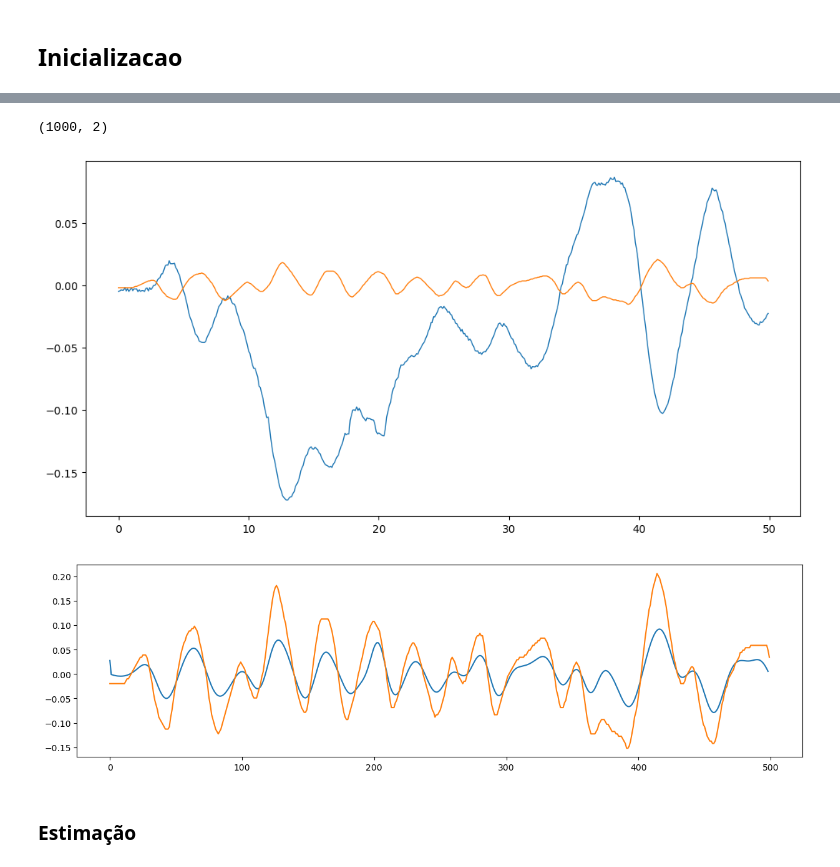
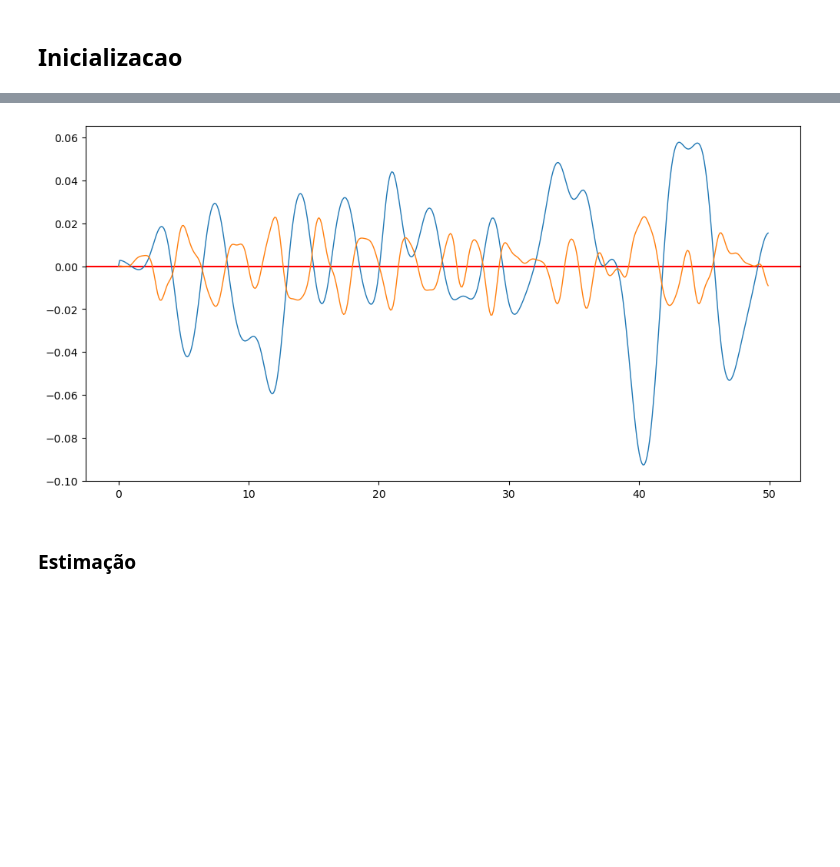
Before and after one commit to JonhLucas/NARX_MISO, a Jupyter notebook: ballAndBeam.ipynb, the cells around one changed output, grey strips where cells are left out. Saved outputs shown, nothing was run; the diff lists cells and outputs as text; code cells hidden in the pictures; blank space fills up the shorter version.

```diff
--- a/ballAndBeam.ipynb
+++ b/ballAndBeam.ipynb
@@ -48,53 +82,25 @@ def integrate(p, ts=0.1):
-# %%
-ballbeam  = np.loadtxt('data/ballbeam.dat')
-print(ballbeam.shape)
-part = 500#ballbeam.shape[0] // 2#700
-
-u = ballbeam[:part, 0].reshape((1,-1))
-y = ballbeam[:part, 1].reshape((1,-1))
-
-wn = 0.1
-b1, a1 = signal.butter(4, wn, 'low')
-
-filtered = signal.filtfilt(b1, a1, y, padlen=100)
-
-dy = np.zeros(filtered.shape)
-dy[:, 1:] = (filtered[0, 1:] - filtered[0, :-1]) / 0.1
-
-t = np.arange(0, part/10, 0.1)
-
-fig=px.line(x=t, y=y[0].T, height=400, width=1300)
-fig.add_scatter(x=t, y=filtered[0].T ,mode='lines')
-fig.show()
-
-wn = 0.2
-b1, a1 = signal.butter(4, wn, 'low')
-ufiltered = signal.filtfilt(b1, a1, u, padlen=100)
-ufiltered[0, :15] = 0
-U = integrate(ufiltered.T).T
-
-fig=px.line(x=t, y=u[0].T, height=400, width=1300)
-fig.add_scatter(x=t, y=ufiltered[0].T, mode='lines')
-fig.add_scatter(x=t, y=U[0].T, mode='lines')
-fig.show()
-# %% [output]
-(1000, 2)
-# %%
-plt.figure(figsize=(12, 6))
-plt.plot(t, y[0].T, linewidth=1.0)
-plt.plot(t, u.T, linewidth=1.0)
-plt.savefig('figure/BallBeam.png')
-plt.show()
-# %% [output]
-[figure, removed]
-# %%
-ddy = (dy[0, 1:] - dy[0, :-1]) /0.1
-plt.figure(figsize=(15,4))
-plt.plot(ddy)
-plt.plot(u.T *5)
-plt.show()
-# %% [output]
-[figure, removed]
+# %%
+d2y = np.zeros(filtered.shape)
+d2y[:, 1:] = (dy[0, 1:] - dy[0, :-1]) / 0.1
+d3y = np.zeros(filtered.shape)
+d3y[:, 1:] = (d2y[0, 1:] - d2y[0, :-1]) / 0.1
+du = np.zeros(filtered.shape)
+du[:, 1:] = (ufiltered[0, 1:] - ufiltered[0, :-1]) / 0.1
+
+'''
+plt.figure(figsize=(12, 6))
+plt.plot(t, y[0].T, linewidth=1.0)
+plt.plot(t, u.T, linewidth=1.0)
+plt.savefig('figure/BallBeam.png')
+plt.show()
+'''
+plt.figure(figsize=(12, 6))
+plt.axhline(y=0, color='r')
+plt.plot(t, dy[0].T, linewidth=1.0)
+plt.plot(t, du.T, linewidth=1.0)
+plt.show()
+# %% [output]
+[figure, added]
 # %% [markdown]
 ### Estimação
 # %%
```
Also changed, not shown: parts of 3 cells of this notebook, 13 other files.
